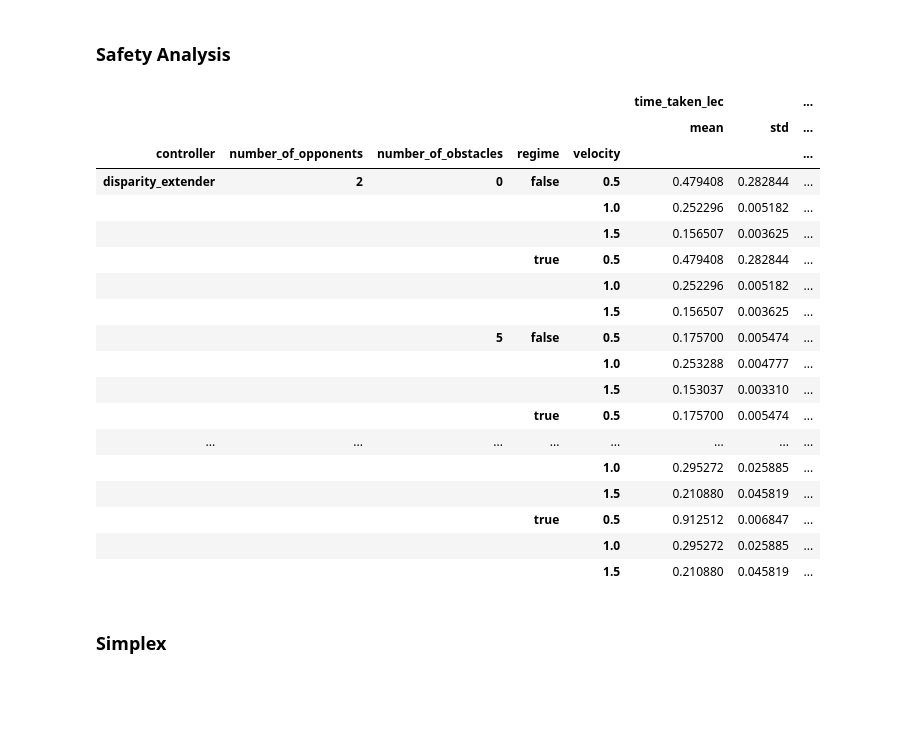
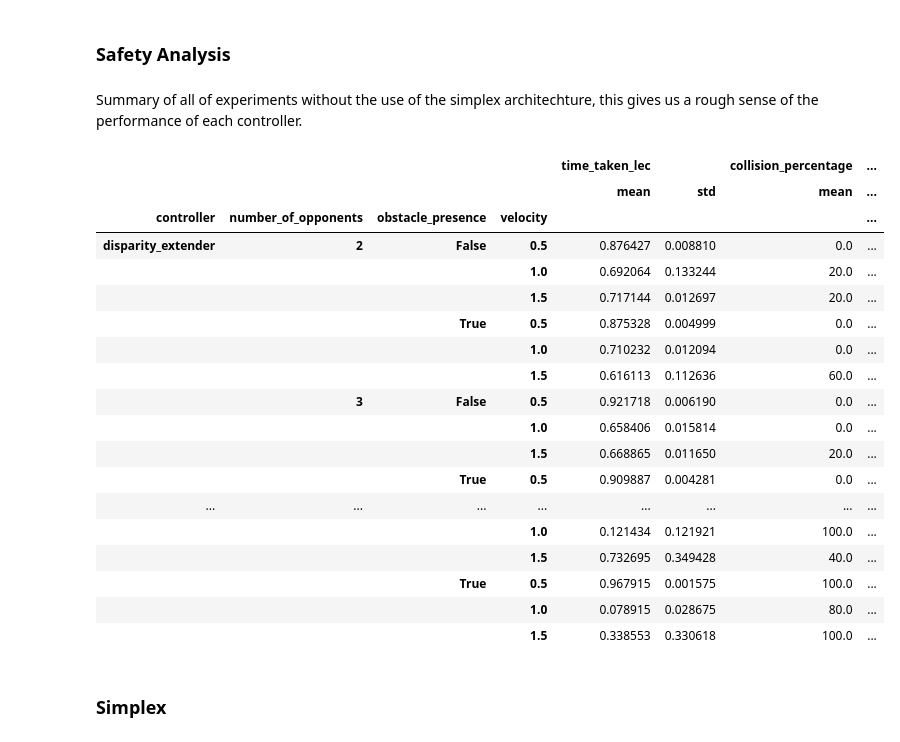
Before and after one commit to pmusau17/Platooning-F1Tenth, a Jupyter notebook: src/rtreach/logs/aij_experiments/Simplex vs Control Experiments.ipynb, the cells around one changed output. Saved outputs shown, nothing was run; the diff lists cells and outputs as text; code cells hidden in the pictures; blank space fills up the shorter version.

```diff
--- a/src/rtreach/logs/aij_experiments/Simplex vs Control Experiments.ipynb
+++ b/src/rtreach/logs/aij_experiments/Simplex vs Control Experiments.ipynb
@@ -20,33 +31,37 @@ velocities = ["0.5","1.0","1.5"]
 velocities_fn = {"0.5":"0.500000", "1.0":"1.000000","1.5":"1.500000"}
 controllers= ["disparity_extender","pure_pursuit","e2e"]
 file_str = "{}_{}_1.000000_{}_{}_0.0_0.0_{}.csv"
-collision_str = "collisions_{}_{}_{}_{}_cones_{}.csv"
+collision_str = "collisions_{}_{}_{}_{}_{}_cones.csv"
 for cntrl in controllers:
     for opp in opponents:
         for obs in obstacles:
             for vel in velocities:
                 for regime in control:
 
-                    file_name = "simplex"
-                    if(not regime):
+
+                    if(regime=="true"):
                         file_name = "nosimplex"
+                    else:
+                        file_name = "simplex"
+
 
                     fh = file_str.format(file_name,cntrl,opp,obs,velocities_fn[vel])
                     ch = collision_str.format(cntrl,opp,obs,vel,regime)
 
                     try:
-                        df = pd.read_csv(fh,header=None)
+                        df = pd.read_csv(fh,header=None).tail(5) # I only want the most recently run experiments here
                         df =df.rename(columns={0:'time_str',1:'time_taken_lec',2:'time_taken_safety_controller',3:'area'})
                         df['controller'] = cntrl
                         df['time_taken_lec'] * 100
                         df['number_of_opponents'] = opp
-                        df['number_of_obstacles']= obs
+                        df['obstacle_presence']= obs>0
                         df['regime'] = regime
                         df['velocity'] = vel
 
                         df = df.drop(columns = ["time_taken_safety_controller","area"])
 
                         if(os.path.exists(ch)):
+                            c_df = pd.read_csv(ch,header=None)
                             df['collision_percentage'] = ((c_df.count()[0])/5)*100
                         else:
                             df['collision_percentage'] = 0.0
@@ -91,27 +106,31 @@ dfs[dfs['collision_percentage'] > 0]
 # %% [markdown]
 ### Safety Analysis
+# %% [markdown]
+Summary of all of experiments without the use of the simplex architechture, this gives us a rough sense of the performance of each controller.
 # %%
-dfs.groupby(["controller","number_of_opponents","number_of_obstacles","regime","velocity"]).agg(["mean","std"])
+sa = dfs[dfs["regime"]=="true"]
+#sa = dfs.drop(columns=["regime"])
+sa.groupby(["controller","number_of_opponents","obstacle_presence","velocity"]).agg(["mean","std"])
 # %% [output]
-|  |  |  |  |  | time_taken_lec |  | ... |
-|  |  |  |  |  | mean | std | ... |
-| controller | number_of_opponents | number_of_obstacles | regime | velocity |  |  | ... |
-| disparity_extender | 2 | 0 | false | 0.5 | 0.479408 | 0.282844 | ... |
-|  |  |  |  | 1.0 | 0.252296 | 0.005182 | ... |
-|  |  |  |  | 1.5 | 0.156507 | 0.003625 | ... |
-|  |  |  | true | 0.5 | 0.479408 | 0.282844 | ... |
-|  |  |  |  | 1.0 | 0.252296 | 0.005182 | ... |
-|  |  |  |  | 1.5 | 0.156507 | 0.003625 | ... |
-|  |  | 5 | false | 0.5 | 0.175700 | 0.005474 | ... |
-|  |  |  |  | 1.0 | 0.253288 | 0.004777 | ... |
-|  |  |  |  | 1.5 | 0.153037 | 0.003310 | ... |
-|  |  |  | true | 0.5 | 0.175700 | 0.005474 | ... |
+|  |  |  |  | time_taken_lec |  | collision_percentage | ... |
+|  |  |  |  | mean | std | mean | ... |
+| controller | number_of_opponents | obstacle_presence | velocity |  |  |  | ... |
+| disparity_extender | 2 | False | 0.5 | 0.876427 | 0.008810 | 0.0 | ... |
+|  |  |  | 1.0 | 0.692064 | 0.133244 | 20.0 | ... |
+|  |  |  | 1.5 | 0.717144 | 0.012697 | 20.0 | ... |
+|  |  | True | 0.5 | 0.875328 | 0.004999 | 0.0 | ... |
+|  |  |  | 1.0 | 0.710232 | 0.012094 | 0.0 | ... |
+|  |  |  | 1.5 | 0.616113 | 0.112636 | 60.0 | ... |
+|  | 3 | False | 0.5 | 0.921718 | 0.006190 | 0.0 | ... |
+|  |  |  | 1.0 | 0.658406 | 0.015814 | 0.0 | ... |
+|  |  |  | 1.5 | 0.668865 | 0.011650 | 20.0 | ... |
+|  |  | True | 0.5 | 0.909887 | 0.004281 | 0.0 | ... |
 | ... | ... | ... | ... | ... | ... | ... | ... |
-|  |  |  |  | 1.0 | 0.295272 | 0.025885 | ... |
-|  |  |  |  | 1.5 | 0.210880 | 0.045819 | ... |
-|  |  |  | true | 0.5 | 0.912512 | 0.006847 | ... |
-|  |  |  |  | 1.0 | 0.295272 | 0.025885 | ... |
-|  |  |  |  | 1.5 | 0.210880 | 0.045819 | ... |
+|  |  |  | 1.0 | 0.121434 | 0.121921 | 100.0 | ... |
+|  |  |  | 1.5 | 0.732695 | 0.349428 | 40.0 | ... |
+|  |  | True | 0.5 | 0.967915 | 0.001575 | 100.0 | ... |
+|  |  |  | 1.0 | 0.078915 | 0.028675 | 80.0 | ... |
+|  |  |  | 1.5 | 0.338553 | 0.330618 | 100.0 | ... |
 # %% [markdown]
 ### Simplex
 # %%
```
Also changed, not shown: parts of 5 cells of this notebook.
